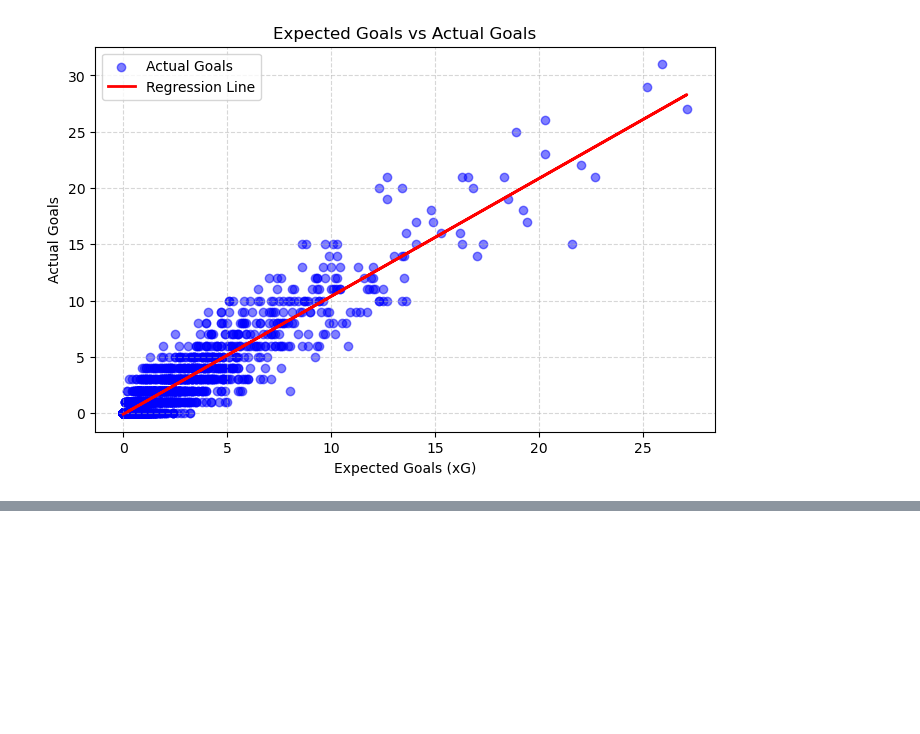
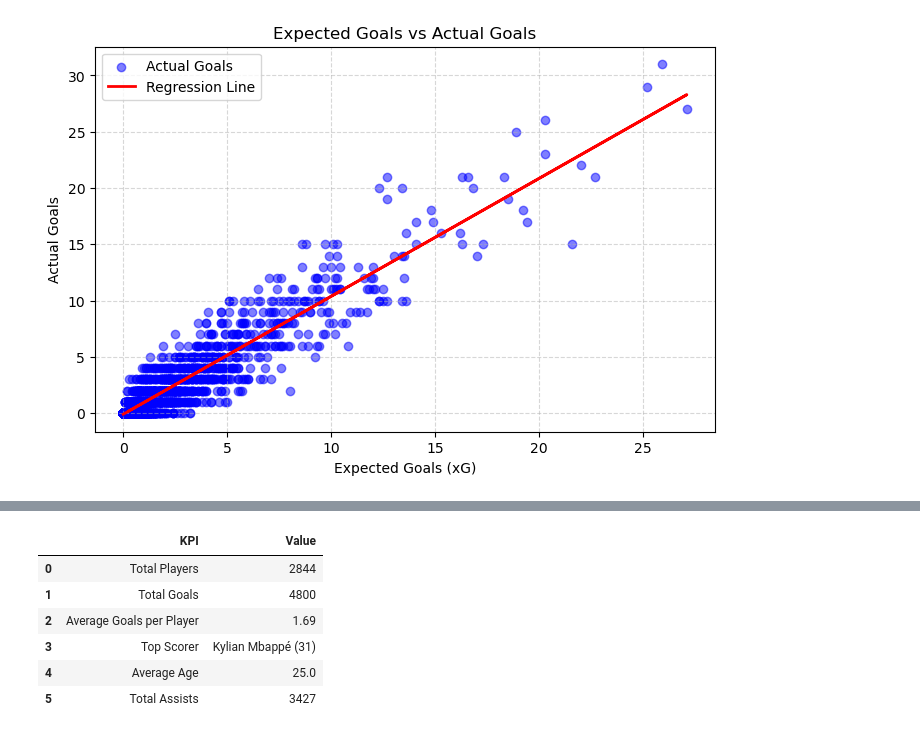
Before and after one commit to henryking938473-ux/DATA-VISUALIZATION-SDS-2206, a Jupyter notebook: GROUP 1.ipynb, the cells around one changed output, grey strips where cells are left out. Cells and saved outputs as stored; diff of their text form; code cells hidden in the pictures; blank space fills up the shorter version.

```diff
--- a/GROUP 1.ipynb
+++ b/GROUP 1.ipynb
@@ -359,0 +349,39 @@ There is a significant association between Position and high goal scoring.
+# %%
+# ====================== KPI TRACKING ======================
+
+total_players = len(df)
+total_goals = df['Gls'].sum()
+avg_goals = df['Gls'].mean()
+top_scorer = df.loc[df['Gls'].idxmax(), 'Player']
+top_scorer_goals = df['Gls'].max()
+avg_age = df['Age'].mean()
+total_assists = df['Ast'].sum()
+
+kpi_summary = pd.DataFrame({
+    'KPI': [
+        'Total Players',
+        'Total Goals',
+        'Average Goals per Player',
+        'Top Scorer',
+        'Average Age',
+        'Total Assists'
+    ],
+    'Value': [
+        total_players,
+        total_goals,
+        round(avg_goals, 2),
+        f"{top_scorer} ({top_scorer_goals})",
+        round(avg_age, 1),
+        total_assists
+    ]
+})
+
+display(kpi_summary)
+# %% [output]
+|  | KPI | Value |
+| 0 | Total Players | 2844 |
+| 1 | Total Goals | 4800 |
+| 2 | Average Goals per Player | 1.69 |
+| 3 | Top Scorer | Kylian Mbappé (31) |
+| 4 | Average Age | 25.0 |
+| 5 | Total Assists | 3427 |
```
Also changed, not shown: parts of 6 cells of this notebook.
